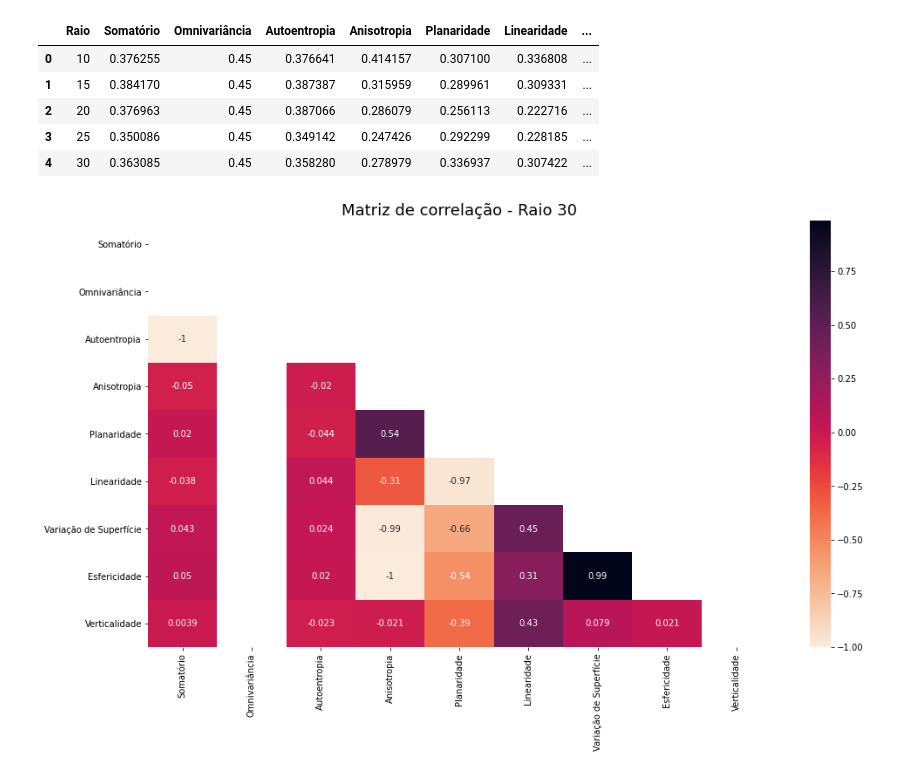
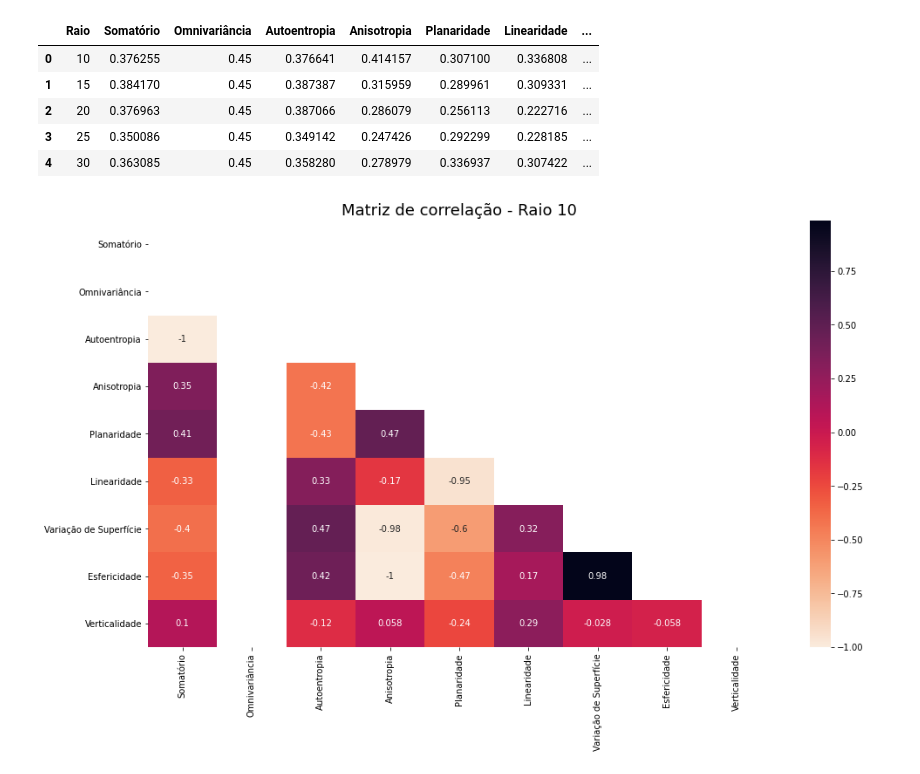
Before and after one commit to thalissonfelipe/landmarks, a Jupyter notebook: Análises da Features da Matriz de Covariância (Raios 10, 15, 20, 25, 30).ipynb, the cells around one changed output. Drawn from its saved outputs; the diff is of its cells as text; code cells hidden in the pictures.

```diff
--- a/Análises da Features da Matriz de Covariância (Raios 10, 15, 20, 25, 30).ipynb
+++ b/Análises da Features da Matriz de Covariância (Raios 10, 15, 20, 25, 30).ipynb
@@ -343,6 +351,6 @@ def correlation_matrix(df, radius):
     plt.title(f'Matriz de correlação - Raio {radius}', fontsize=18)
     plt.show()
 # %%
-correlation_matrix(dfr30_le, radius=30)
+correlation_matrix(dfr10_le, radius=10)
 # %% [output]
-[figure, old version]
+[figure, new version]
```
Also changed, not shown: parts of 8 cells of this notebook, 4 other files.
